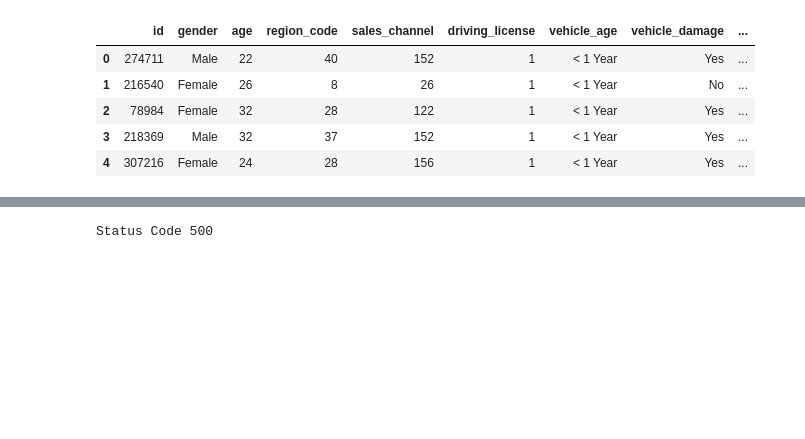
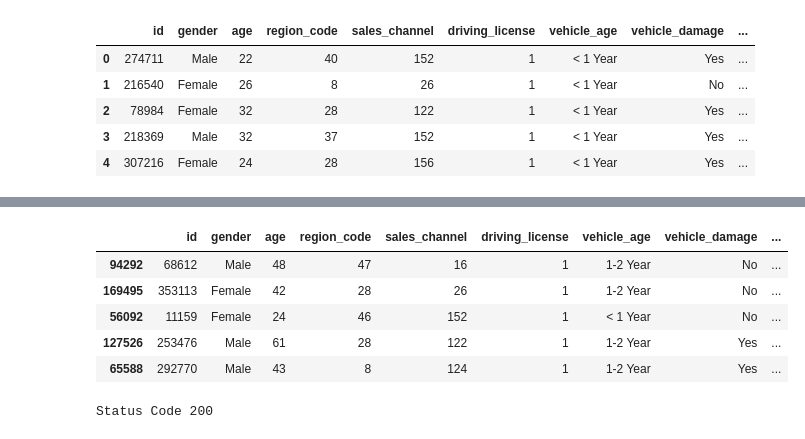
Before and after one commit to luishmq/insurance_cross_sell, a Jupyter notebook: notebooks/cross_sell.ipynb, the cells around one changed output, grey strips where cells are left out. Drawn from its saved outputs; the diff is of its cells as text; code cells hidden in the pictures; blank space fills up the shorter version.

```diff
--- a/notebooks/cross_sell.ipynb
+++ b/notebooks/cross_sell.ipynb
@@ -1298,16 +1298,25 @@ test.head()
 # %%
 test = test.drop('Unnamed: 0', axis=1)
+
+test.head()
+# %% [output]
+|  | id | gender | age | region_code | sales_channel | driving_license | vehicle_age | vehicle_damage | ... |
+| 94292 | 68612 | Male | 48 | 47 | 16 | 1 | 1-2 Year | No | ... |
+| 169495 | 353113 | Female | 42 | 28 | 26 | 1 | 1-2 Year | No | ... |
+| 56092 | 11159 | Female | 24 | 46 | 152 | 1 | < 1 Year | No | ... |
+| 127526 | 253476 | Male | 61 | 28 | 122 | 1 | 1-2 Year | Yes | ... |
+| 65588 | 292770 | Male | 43 | 8 | 124 | 1 | 1-2 Year | Yes | ... |
 # %%
 test.columns = [col.lower() for col in test.columns]
 data = json.dumps(test.to_dict(orient='records'))
 
-url = 'https://test-web-api-in-crss-sell.onrender.com/predict'
+url = 'https://test-api-insur-crss-sell.onrender.com/predict'
 header = {'Content-type': 'application/json'}
 data = data
 
 r = requests.post(url,data=data,headers=header)
 print('Status Code {}'.format(r.status_code))
 # %% [output]
-Status Code 500
+Status Code 200
 # %%
 pd.DataFrame(r.json(),columns= r.json()[0].keys())
```
Also changed, not shown: parts of 3 cells of this notebook, 2 other files.
